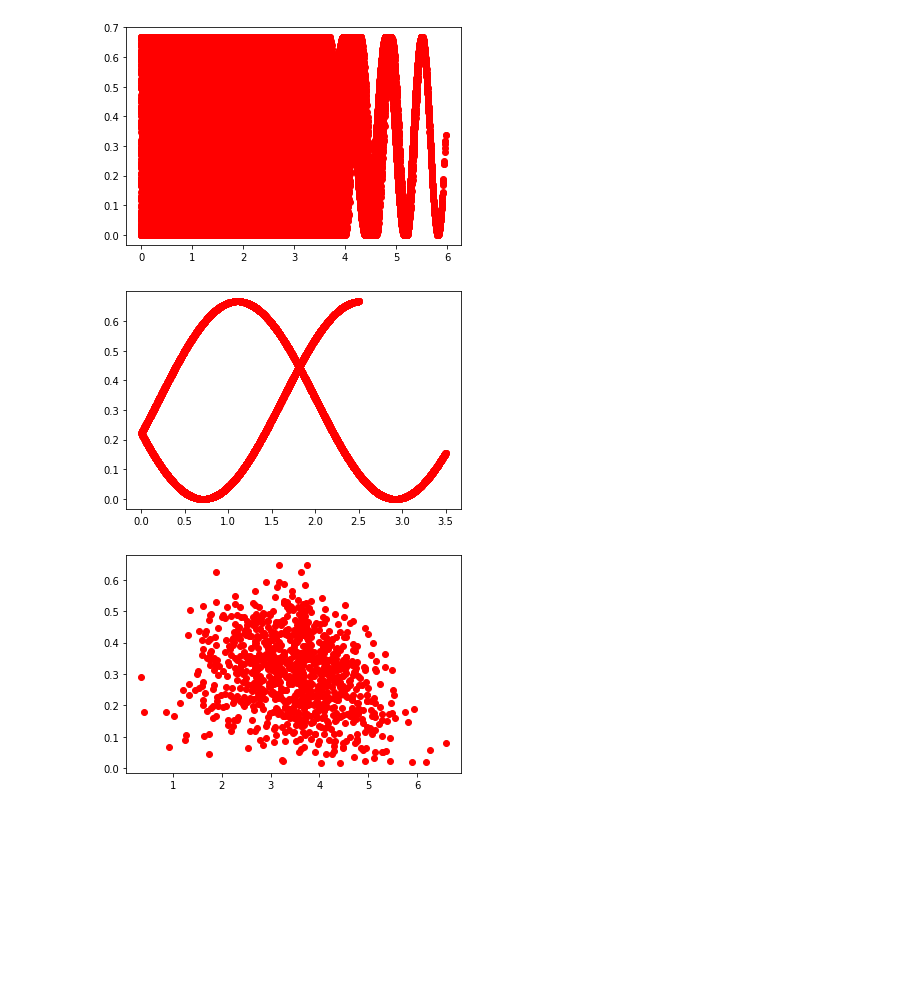
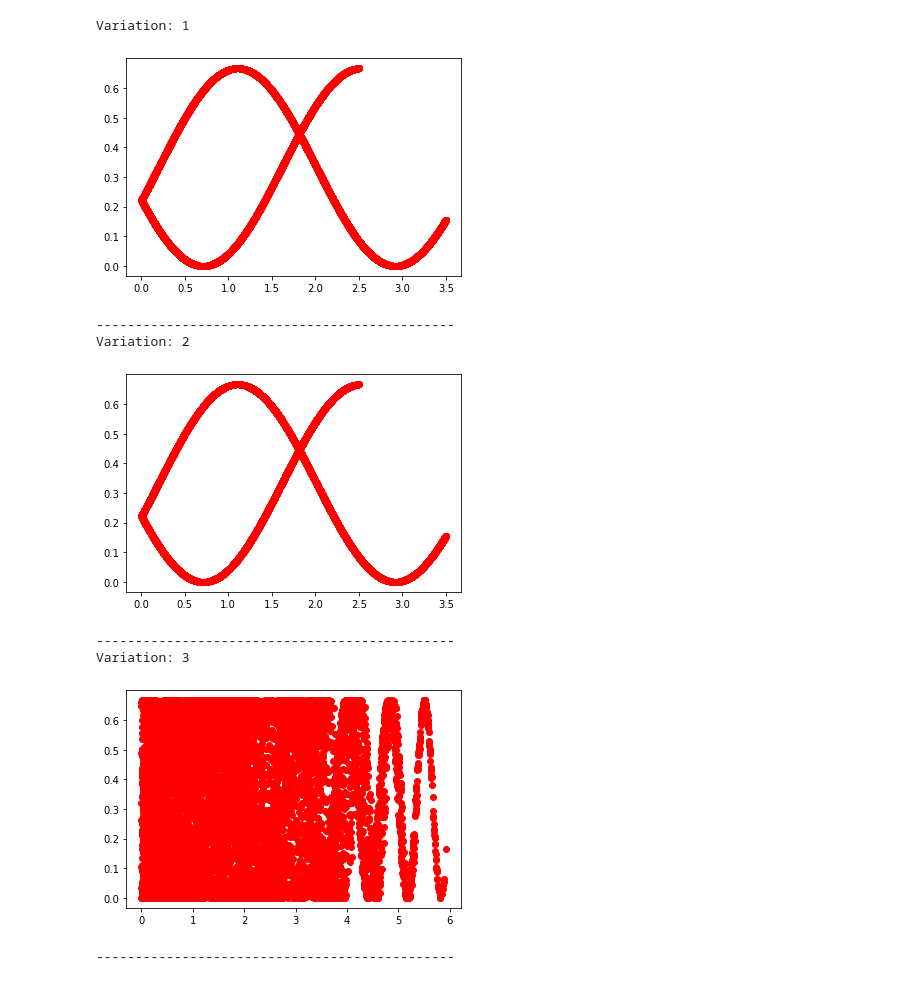
Before and after one commit to EduardoBrito97/icq-studies, a Jupyter notebook: Estudando_o_neuronio_Implementing_interactive_quantum_classifier.ipynb, the cells around one changed output. Drawn from its saved outputs; the diff is of its cells as text; code cells hidden in the pictures; blank space fills up the shorter version.

```diff
--- a/Estudando_o_neuronio_Implementing_interactive_quantum_classifier.ipynb
+++ b/Estudando_o_neuronio_Implementing_interactive_quantum_classifier.ipynb
@@ -72,37 +112,48 @@ def create_classifier(vectorX, vectorW):
+# %%
+VARY_INPUT = 1
+VARY_WEIGHT = 2
+VARY_BOTH = 3
+DIFFERENT_VARIATIONS = [VARY_INPUT, VARY_WEIGHT, VARY_BOTH]
 # %%
-def generate_many_points(n_points, n_dimensional):
+def generate_many_points(n_points, n_dimensional, scale=0.5, varied_part=1):
   list_of_x = []
   list_of_y = []
+  list_of_z = []
+
   for i in range(n_points):
-    i_n = np.random.uniform(low=-3, high=3, size=(n_dimensional,)) #np.random.rand(n_dimensional)
-    #w_n = np.random.uniform(low=-3, high=3, size=(n_dimensional,)) #np.random.rand(n_dimensional)
-    w_n = 0.5*np.ones((n_dimensional,)) #np.random.rand(n_dimensional)
+    # We need to study what happens when we variate different things
+    if varied_part == VARY_INPUT:
+      i_n = np.random.uniform(low=-3, high=3, size=(n_dimensional,))
+      w_n = scale*np.ones((n_dimensional,))
+    elif varied_part == VARY_WEIGHT:
+      i_n = scale*np.ones((n_dimensional,))
+      w_n = np.random.uniform(low=-3, high=3, size=(n_dimensional,))
+    elif varied_part == VARY_BOTH:
+      i_n = np.random.uniform(low=-3, high=3, size=(n_dimensional,))
+      w_n = np.random.uniform(low=-3, high=3, size=(n_dimensional,))
+
     euclidean_distance = euclidean_distances([i_n], [w_n])
-
     z,p_cog = create_classifier(i_n, w_n)
     list_of_x.append(euclidean_distance[0][0])
     list_of_y.append(p_cog.real)
-    #list_of_y.append(z)
+    list_of_z.append(z)
 
-  return list_of_x, list_of_y
+  return list_of_x, list_of_y, list_of_z
-# %%
-list_of_x, list_of_y = generate_many_points(100000, 1)
-#plt.plot(list_of_x, list_of_y)
-plt.plot(list_of_x, list_of_y, color="red", marker="o",  linestyle="")
-plt.show()
-# %% [output]
-[figure, removed]
 # %%
-list_of_x, list_of_y = generate_many_points(10000, 1)
-#plt.plot(list_of_x, list_of_y)
-plt.plot(list_of_x, list_of_y, color="red", marker="o",  linestyle="")
-plt.show()
+# First let's see only what happens when we change what we're trying to vary
+for variation in DIFFERENT_VARIATIONS:
+    print("Variation:", variation)
+    list_of_x, list_of_y, list_of_z = generate_many_points(10000, 1, varied_part=variation)
+    plt.plot(list_of_x, list_of_y, color="red", marker="o",  linestyle="")
+    plt.show()
+    print("----------------------------------------------")
 # %% [output]
+Variation: 1
 [figure]
+----------------------------------------------
+Variation: 2
+[figure, added]
+----------------------------------------------
+Variation: 3
+[figure, added]
+----------------------------------------------
-# %%
-list_of_x, list_of_y = generate_many_points(1000, 4)
-#plt.plot(list_of_x, list_of_y)
-plt.plot(list_of_x, list_of_y, color="red", marker="o",  linestyle="")
-plt.show()
-# %% [output]
-[figure, removed]
```
Also changed, not shown: parts of 18 cells of this notebook, 1 other file.
